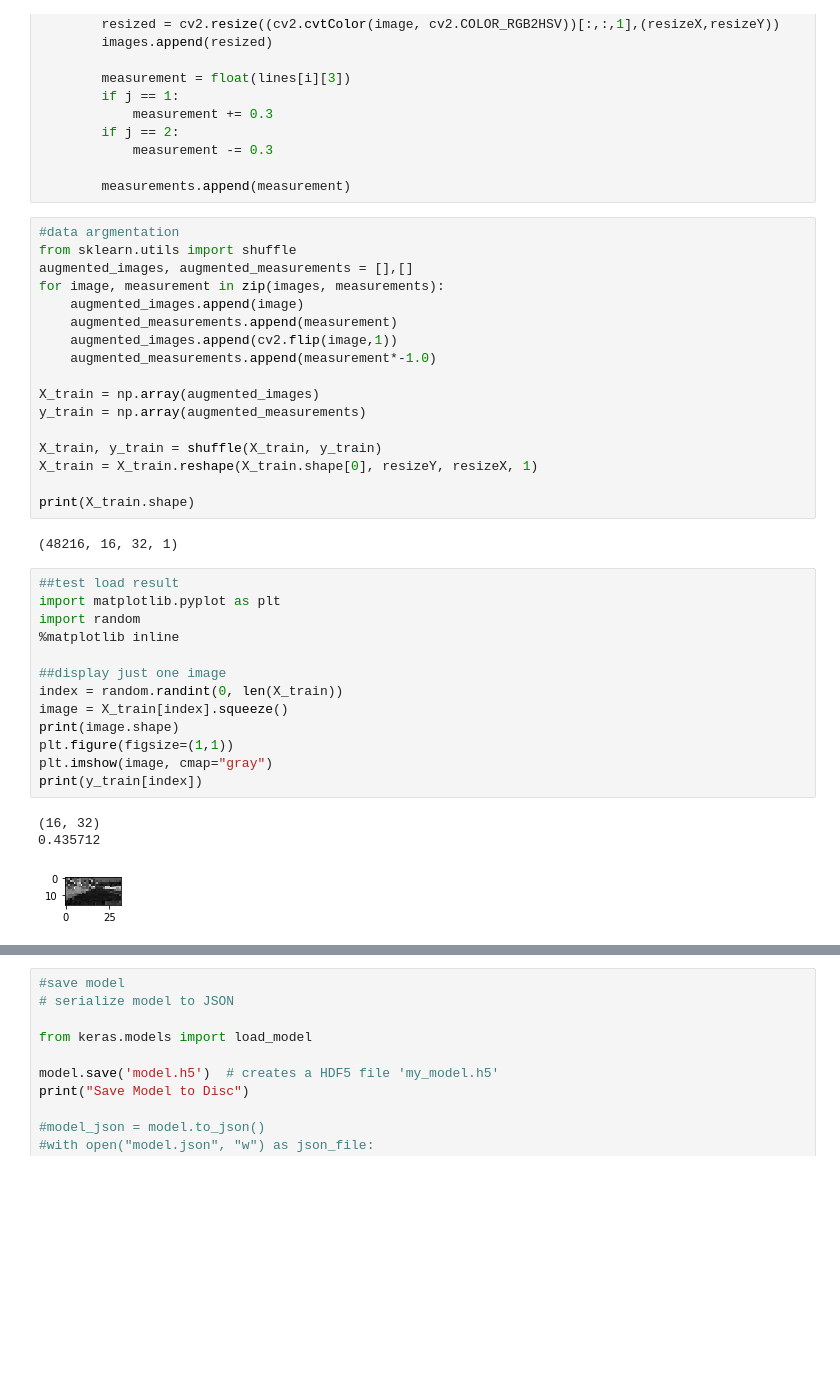
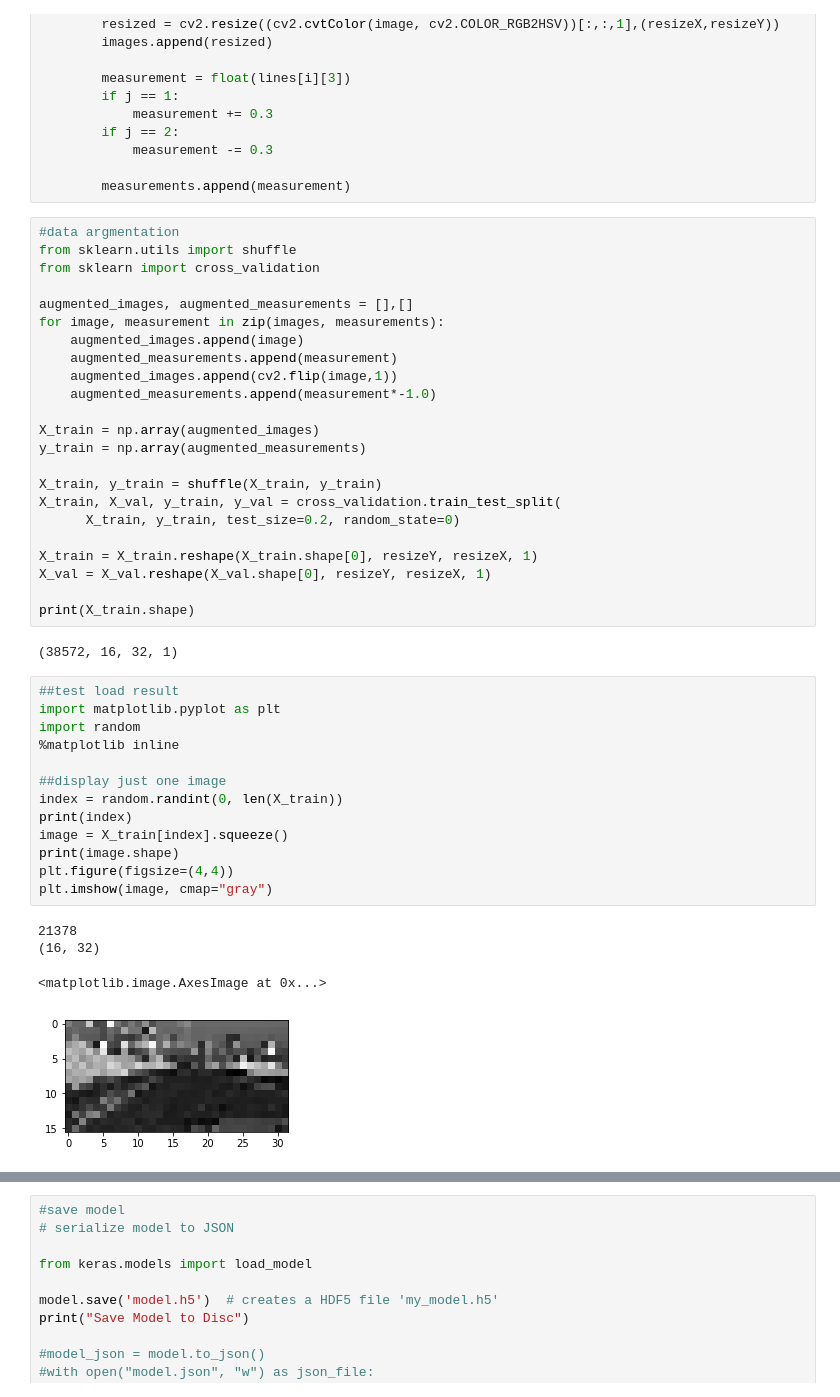
Before and after one commit to wwinter500/self_driving, a Jupyter notebook: submit/pro3/clone.ipynb, the cells around one changed output, grey strips where cells are left out. Saved outputs shown, nothing was run; the diff lists cells and outputs as text; blank space fills up the shorter version.

```diff
--- a/submit/pro3/clone.ipynb
+++ b/submit/pro3/clone.ipynb
@@ -36,6 +36,8 @@ for i in range(1, len(lines)):
 # %%
 #data argmentation
 from sklearn.utils import shuffle
+from sklearn import cross_validation
+
 augmented_images, augmented_measurements = [],[]
 for image, measurement in zip(images, measurements):
     augmented_images.append(image)
@@ -47,28 +49,33 @@ X_train = np.array(augmented_images)
 y_train = np.array(augmented_measurements)
 
 X_train, y_train = shuffle(X_train, y_train)
+X_train, X_val, y_train, y_val = cross_validation.train_test_split(
+      X_train, y_train, test_size=0.2, random_state=0)
+
 X_train = X_train.reshape(X_train.shape[0], resizeY, resizeX, 1)
+X_val = X_val.reshape(X_val.shape[0], resizeY, resizeX, 1)
 
 print(X_train.shape)
 # %% [output]
-(48216, 16, 32, 1)
+(38572, 16, 32, 1)
 # %%
 ##test load result
 import matplotlib.pyplot as plt
 import random
 %matplotlib inline
 
 ##display just one image
 index = random.randint(0, len(X_train))
+print(index)
 image = X_train[index].squeeze()
 print(image.shape)
-plt.figure(figsize=(1,1))
+plt.figure(figsize=(4,4))
 plt.imshow(image, cmap="gray")
-print(y_train[index])
 # %% [output]
+21378
 (16, 32)
-0.435712
+<matplotlib.image.AxesImage at 0x...>
-[figure, old version]
+[figure, new version]
 # %%
 ##build classification network
 from keras.models import *
```
Also changed, not shown: parts of 2 cells of this notebook, 1 other file.
